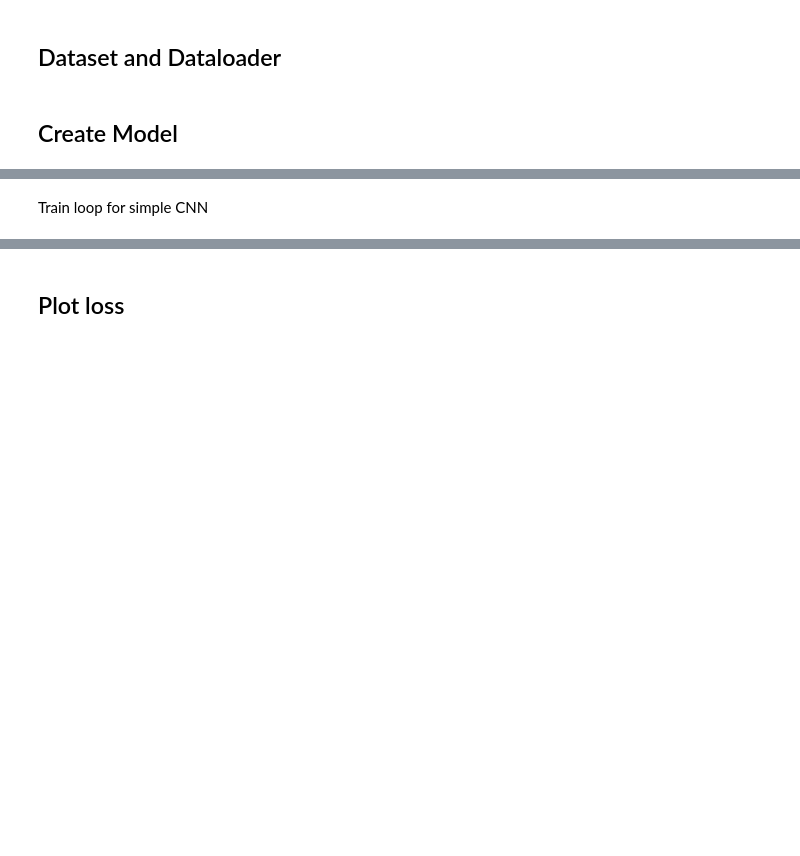
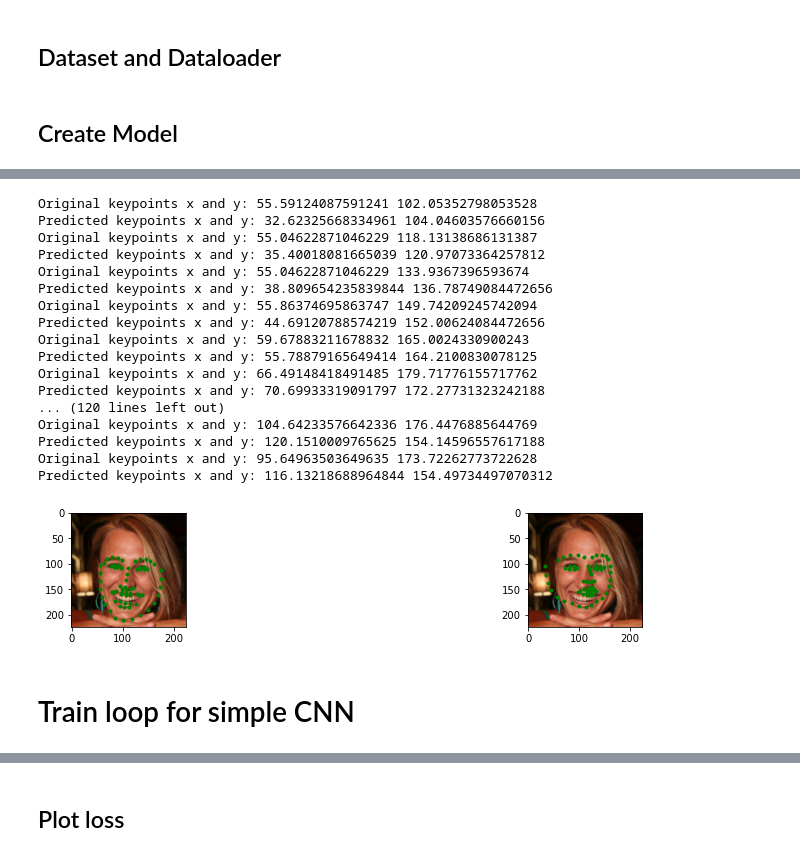
Before and after one commit to nikolanastev/keypoint_detection, a Jupyter notebook: src/baseline.ipynb, the cells around one changed output, grey strips where cells are left out. Drawn from its saved outputs; the diff is of its cells as text; code cells hidden in the pictures; blank space fills up the shorter version.

```diff
--- a/src/baseline.ipynb
+++ b/src/baseline.ipynb
@@ -128,5 +332,29 @@ class ClassificationCNN(nn.Module):
+# %%
+image, _, _= next(iter(single_image_loader))
+image = image.to(device)
+pred = model(image)
+plot_img([(torch.tensor(1), pred)])
+# %% [output]
+Original keypoints x and y: 55.59124087591241 102.05352798053528
+Predicted keypoints x and y: 32.62325668334961 104.04603576660156
+Original keypoints x and y: 55.04622871046229 118.13138686131387
+Predicted keypoints x and y: 35.40018081665039 120.97073364257812
+Original keypoints x and y: 55.04622871046229 133.9367396593674
+Predicted keypoints x and y: 38.809654235839844 136.78749084472656
+Original keypoints x and y: 55.86374695863747 149.74209245742094
+Predicted keypoints x and y: 44.69120788574219 152.00624084472656
+Original keypoints x and y: 59.67883211678832 165.0024330900243
+Predicted keypoints x and y: 55.78879165649414 164.2100830078125
+Original keypoints x and y: 66.49148418491485 179.71776155717762
+Predicted keypoints x and y: 70.69933319091797 172.27731323242188
+... (120 lines left out)
+Original keypoints x and y: 104.64233576642336 176.4476885644769
+Predicted keypoints x and y: 120.1510009765625 154.14596557617188
+Original keypoints x and y: 95.64963503649635 173.72262773722628
+Predicted keypoints x and y: 116.13218688964844 154.49734497070312
+[figure, added]
 # %% [markdown]
- Train loop for simple CNN
+ # Train loop for simple CNN
 # %%
 torch.cuda.empty_cache()
 model = SimpleCNN().to(device)
```
Also changed, not shown: parts of 36 cells of this notebook.
